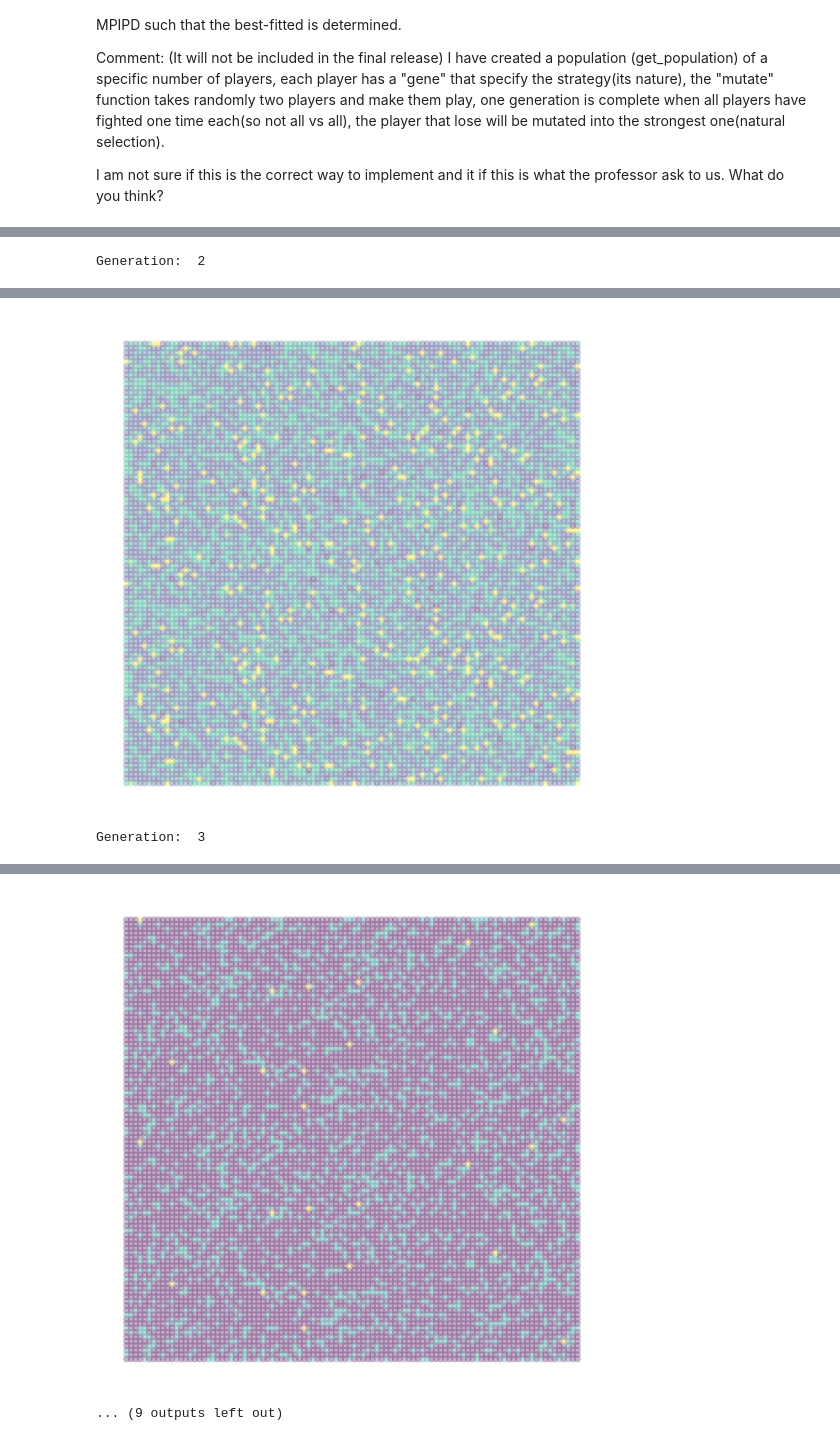
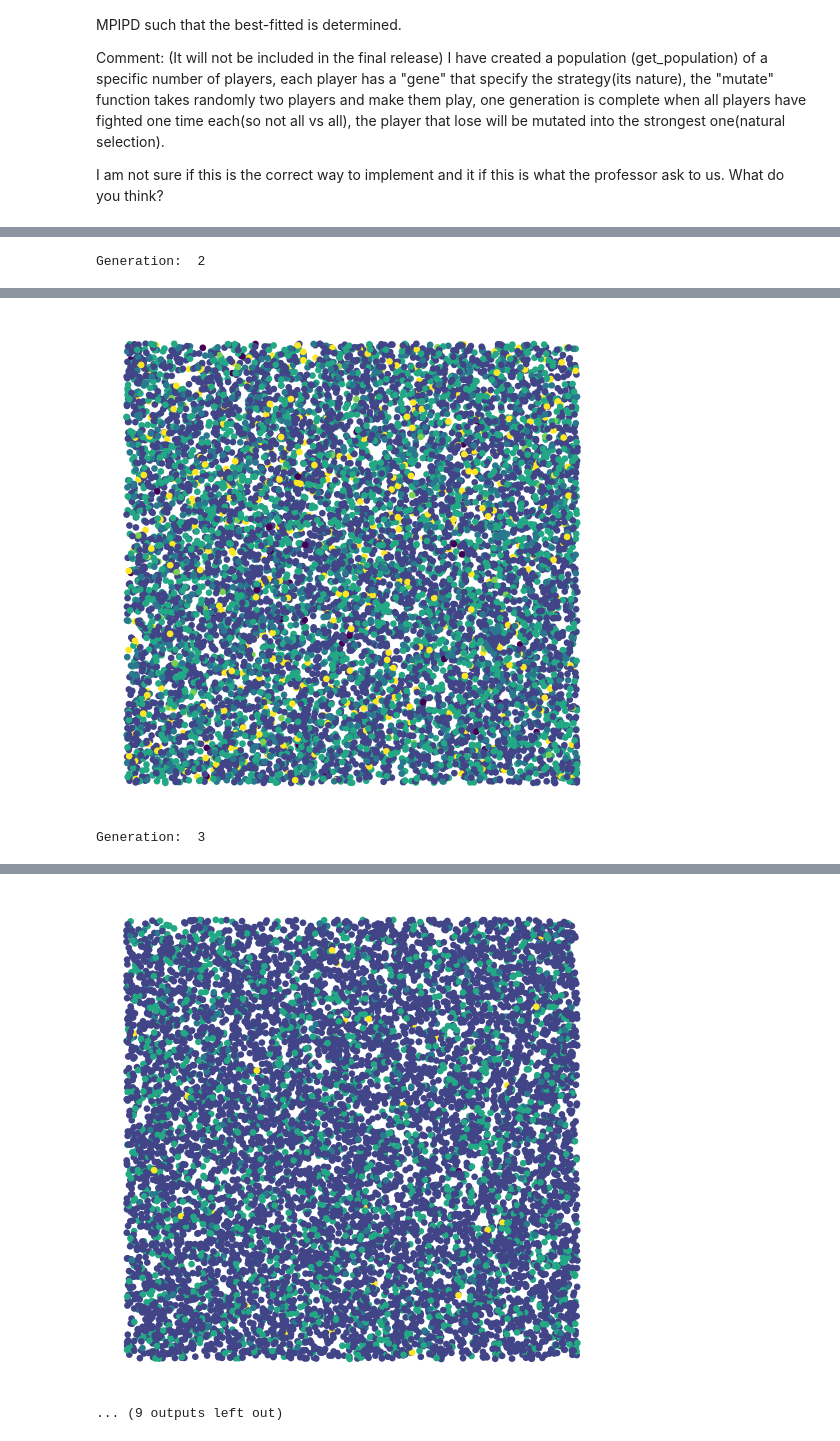
Before and after one commit to nicoladalbello2/HLPProject, a Jupyter notebook: Project.ipynb, the cells around one changed output, grey strips where cells are left out. Saved outputs shown, nothing was run; the diff lists cells and outputs as text; code cells hidden in the pictures.

```diff
--- a/Project.ipynb
+++ b/Project.ipynb
@@ -770,54 +770,57 @@ I have created a population (get_population) of a specific number of players, ea
 I am not sure if this is the correct way to implement and it if this is what the professor ask to us. What do you think?
 # %%
 np.random.seed(1996)
-import seaborn as sns
+
+def get_gene():
+
+    genotype = [nice_guy, bad_guy, mainly_nice_mixed, mainly_bad_mixed, tit_for_tat, nash_equilibrium]
+    genotype_labels =['Nice Guy','Bad Guy','Mainly Nice Mixed', 'Mainly Bad Mixed', 'Tit for Tat', 'Nash equilibrium']
+    return genotype, genotype_labels
 
 def plot_population(population):
-    axis = np.linspace(-1000, 1000, 100)
-    X, Y = np.meshgrid(axis, axis)
+
+    N = len(population)
+    X, Y = np.random.rand(2, N)
+    genotype,genotype_labels = get_gene()
+    i = 0
+
     df = pd.DataFrame(population, columns=['Genotype'])
-    df[df['Genotype'] == nice_guy] = '0'
-    df[df['Genotype'] == bad_guy] = '1'
-    df[df['Genotype'] == mainly_nice_mixed] = '2'
-    df[df['Genotype'] == mainly_bad_mixed] = '3'
-    df[df['Genotype'] == tit_for_tat] = '4'
-    df[df['Genotype'] == nash_equilibrium] = '5'
+    for g in genotype:
+        df[df['Genotype'] == g] = i
+        i += 1
+
     cmap = df.iloc[:].values
-    #print(cmap)
-    plt.figure(figsize=(8, 8), dpi=80)
-    plt.scatter(X,Y,c=cmap, alpha=0.3, edgecolors='none')
-    plt. axis('off')
-    #plt.legend()
+    fig, ax = plt.subplots(figsize=(8, 8), dpi=80)
+    ax.scatter(X,Y,c=cmap, edgecolors='none', label = genotype_labels)
+
+    ax.axis('off')
+
+    #ax.legend()
     plt.show()
 
 def results_mutation(population):
     df = pd.DataFrame(population, columns=['Genotype'])
-    df[df['Genotype'] == nice_guy] = "nice_guy"
-    df[df['Genotype'] == bad_guy] = "bad_guy"
-    df[df['Genotype'] == mainly_nice_mixed] = "mainly_nice_mixed"
-    df[df['Genotype'] == mainly_bad_mixed] = "mainly_bad_mixed"
-    df[df['Genotype'] == tit_for_tat] = "tit_for_tat"
-    df[df['Genotype'] == nash_equilibrium] = "nash_equilibrium"
+
+    genotype,genotype_labels = get_gene()
+
+    for g, g_lables in zip(genotype, genotype_labels):
+        df[df['Genotype'] == g] = g_lables
+
     results =df.groupby('Genotype').size().reset_index(name='Genes per type')
     display(results)
     print("\n")
 
-def get_population(genotype, size, only_one_mutation = False):
-    if only_one_mutation:
-        population = []
-        for i in range(size-1):
-            population.append(genotype[0])
-        population.append(genotype[3])
-    else:
-        population_init = np.random.randint(0, len(genotype), size)
-        population = []
-        for i in range(size):
-            population.append(genotype[population_init[i]])
-
+def get_population(size):
+    genotype,_ = get_gene()
+    population_init = np.random.randint(0, len(genotype), size)
+    population = []
+    for i in range(size):
+        population.append(genotype[population_init[i]])
 
     print("The initial population is distributed as follows: ")
+
+    results_mutation(population)
     plot_population(population)
-    results_mutation(population)
     return population
 
 def mutate(population):
@@ -842,12 +845,13 @@ def evolve(population, number_of_generation):
     return population_mutated
 
 
+
 Number_of_individuals = 10000
 Number_of_generation = 6
-genotype = [nice_guy, bad_guy, mainly_nice_mixed, mainly_bad_mixed, tit_for_tat, nash_equilibrium]
 
-population = get_population(genotype,Number_of_individuals)
 
-population_mutated = evolve(population,Number_of_generation)
+population = get_population(Number_of_individuals)
+
+population_mutated = evolve(population, Number_of_generation)
 # %% [output]
 The initial population is distributed as follows:
@@ -879,3 +883,3 @@ Generation:  2
-[figure, old version]
+[figure, new version]
 Generation:  3
 |  | Genotype | Genes per type |
@@ -886,2 +892,2 @@ Generation:  3
-[figure, old version]
+[figure, new version]
 ... (9 outputs left out)
```
Also changed, not shown: parts of 1 cell of this notebook.
